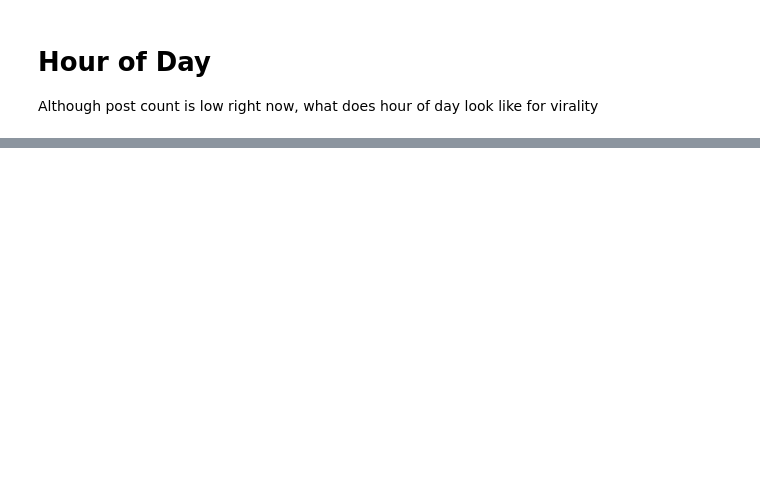
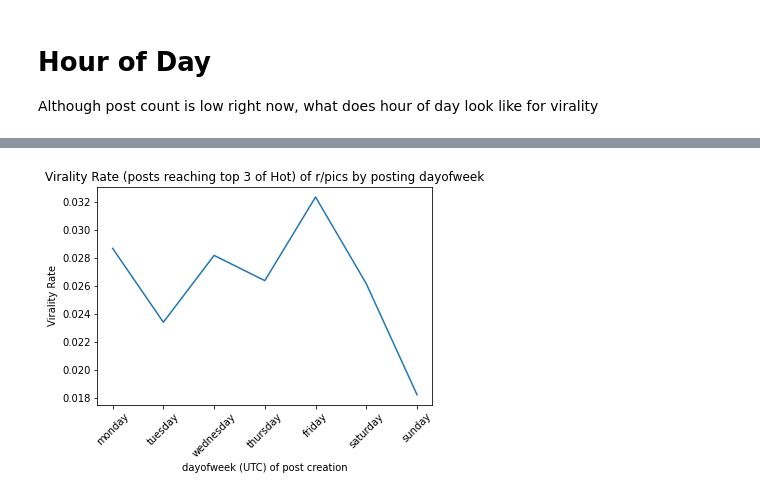
Before and after one commit to kennethjmyers/Top-Reddit-Posts, a Jupyter notebook: model/univariateAnalysis.ipynb, the cells around one changed output, grey strips where cells are left out. Cells and saved outputs as stored; diff of their text form; code cells hidden in the pictures; blank space fills up the shorter version.

```diff
--- a/model/univariateAnalysis.ipynb
+++ b/model/univariateAnalysis.ipynb
@@ -116 +129,14 @@ plt.show()
+# %%
+df['dayofweek'] = df['createdTSUTC'].apply(lambda x: x.dayofweek)
+viralityByDayOfWeek = df[['dayofweek', 'target']].groupby('dayofweek').mean().reset_index(drop=False)
+x = viralityByDayOfWeek['dayofweek']
+y = viralityByDayOfWeek['target']
+plt.plot(x,y)
+plt.xlabel('dayofweek (UTC) of post creation')
+plt.title('Virality Rate (posts reaching top 3 of Hot) of r/pics by posting dayofweek')
+plt.ylabel('Virality Rate')
+plt.xticks(ticks=list(range(0,7)), labels=['monday', 'tuesday', 'wednesday', 'thursday', 'friday', 'saturday', 'sunday'], rotation=45)
+plt.show()
+# %% [output]
+[figure, added]
 # %% [markdown]
```
Also changed, not shown: parts of 9 cells of this notebook, 16 other files.
